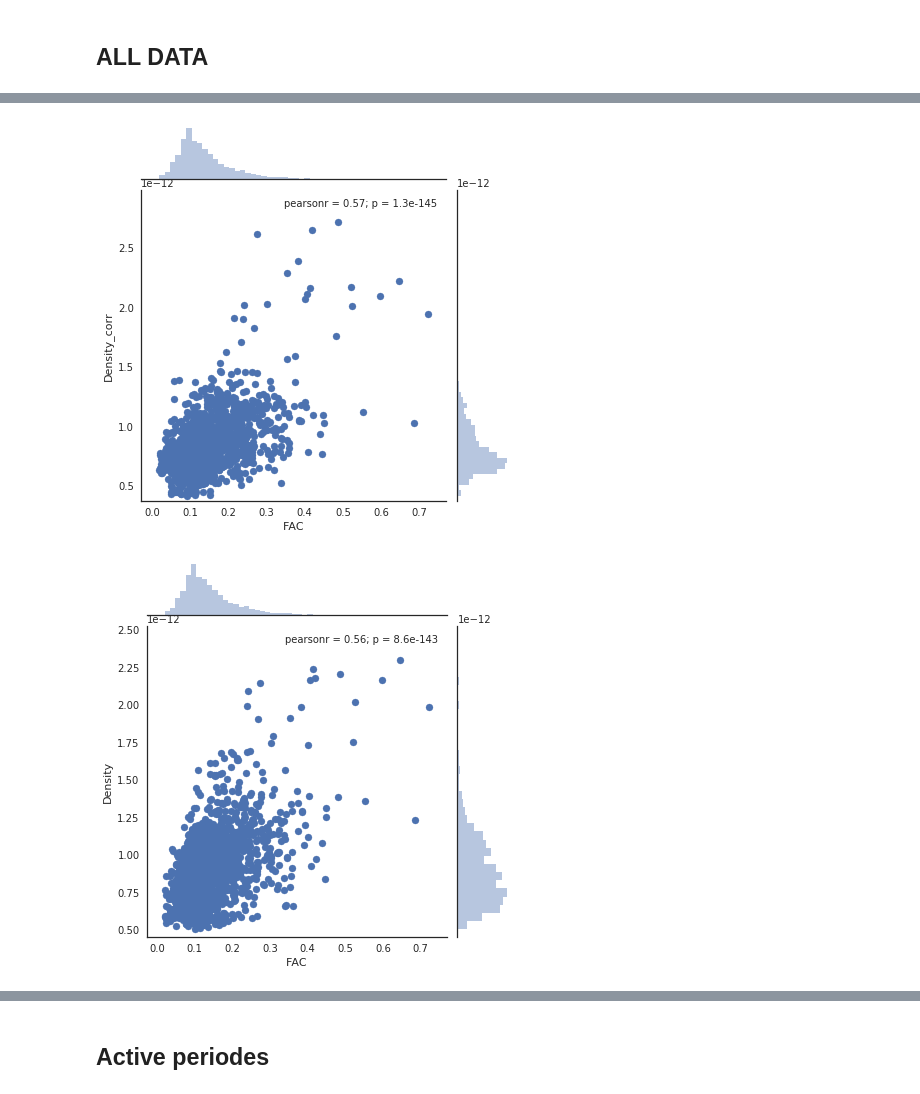
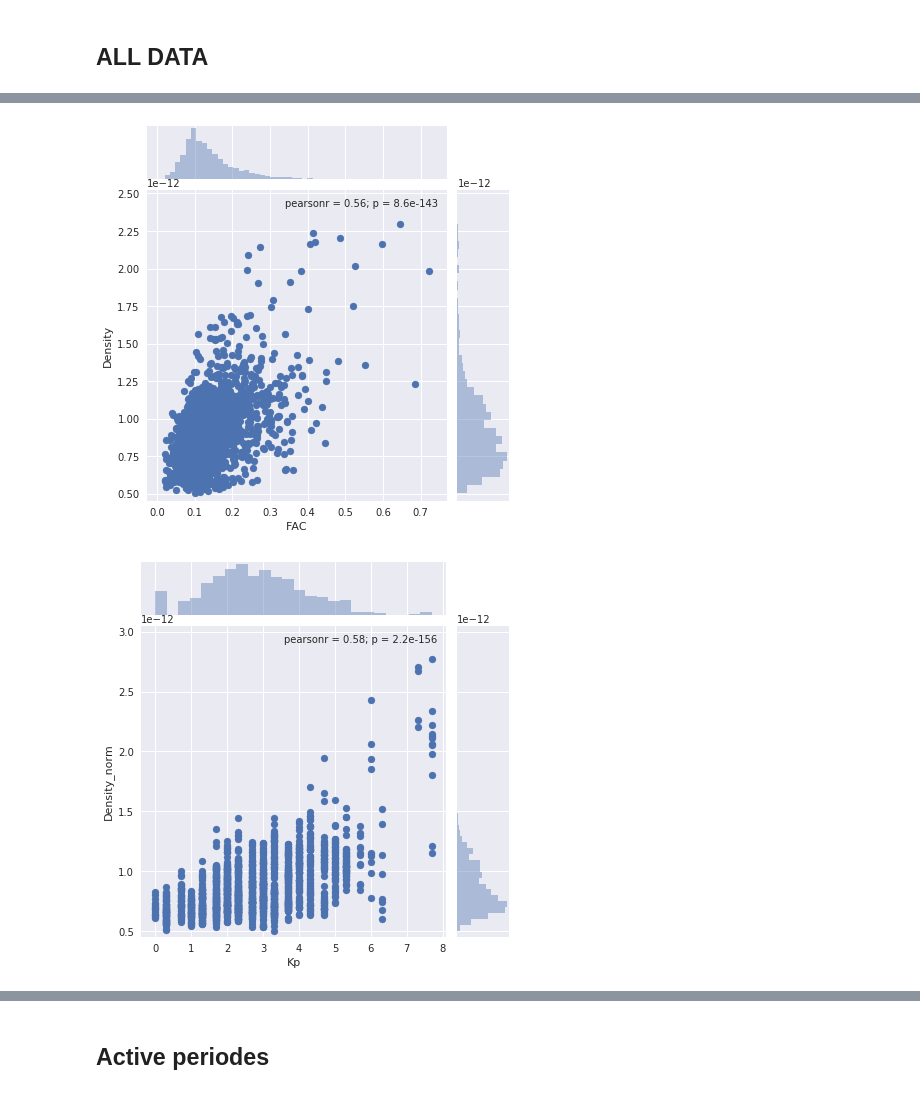
Before and after one commit to lupemba/bachelor, a Jupyter notebook: Histograms.ipynb, the cells around one changed output, grey strips where cells are left out. Saved outputs shown, nothing was run; the diff lists cells and outputs as text; code cells hidden in the pictures.

Commit message:
Code finish still lack some comments. Started to make figures

```diff
--- a/Histograms.ipynb
+++ b/Histograms.ipynb
@@ -29,11 +47,9 @@ quiet =  Half_orbit[Half_orbit.Kp < 4]
 # %%
-with sns.axes_style('white'):
-    sns.jointplot("FAC", "Density_corr", Half_orbit, ylim=[Half_orbit.Density_corr.min()*0.9,Half_orbit.Density_corr.max()*1.1]);
+sns.jointplot("FAC", "Density", Half_orbit, ylim=[Half_orbit.Density.min()*0.9,Half_orbit.Density.max()*1.1]);
 # %% [output]
-[figure, old version]
+[figure, new version]
 # %%
-with sns.axes_style('white'):
-    sns.jointplot("FAC", "Density", Half_orbit, ylim=[Half_orbit.Density.min()*0.9,Half_orbit.Density.max()*1.1]);
+sns.jointplot("Kp", "Density_norm", Half_orbit, ylim=[Half_orbit.Density_norm.min()*0.9,Half_orbit.Density_norm.max()*1.1]);
 # %% [output]
-[figure, old version]
+[figure, new version]
 # %%
```
Also changed, not shown: parts of 8 cells of this notebook, 5 other files.
